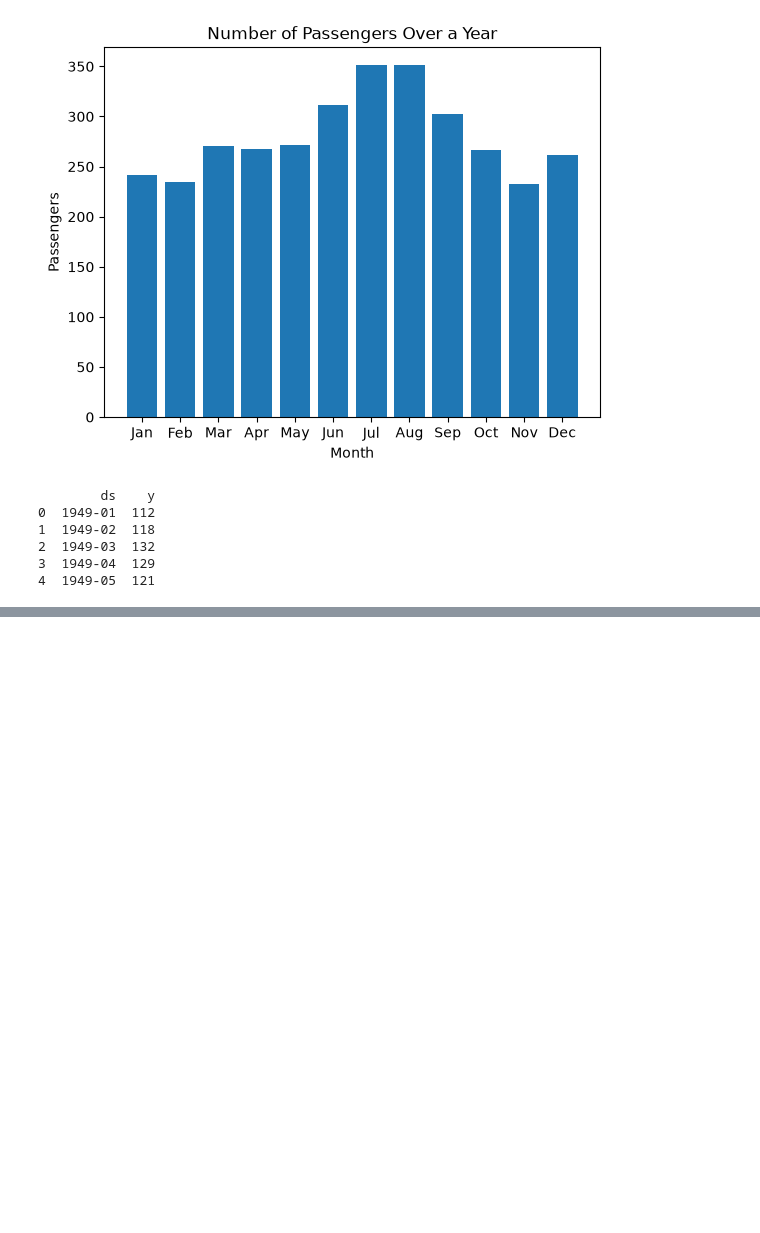
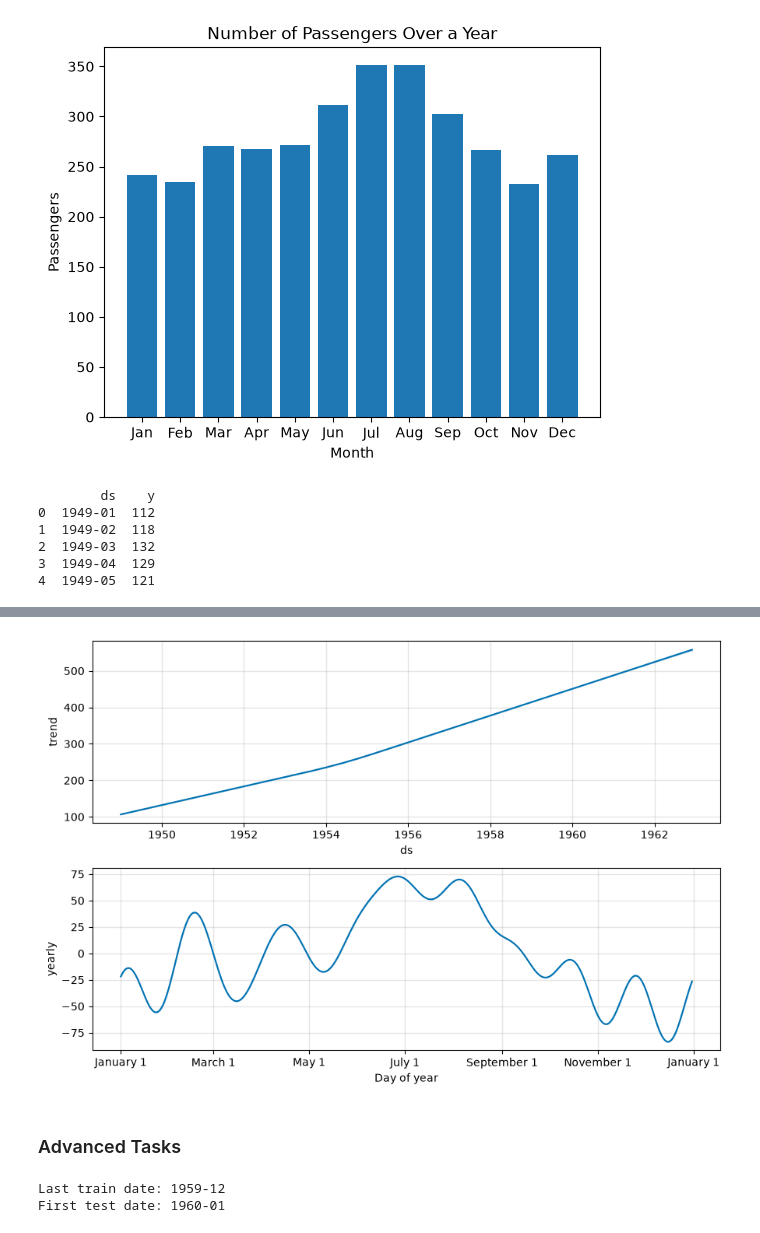
Before and after one commit to kurathemonster/time_series, a Jupyter notebook: time_series.ipynb, the cells around one changed output, grey strips where cells are left out. Drawn from its saved outputs; the diff is of its cells as text; code cells hidden in the pictures; blank space fills up the shorter version.

Commit message:
completed main tasks, working on advanced

```diff
--- a/time_series.ipynb
+++ b/time_series.ipynb
@@ -115,0 +134,25 @@ print(df_prophet.head())
+# %%
+# Compare Components
+
+fig2 = model.plot_components(forecast)
+plt.show()
+
+# Yes this plot matches what we saw. One curiosity is the dip in passengers between July and August on the monthly graph. Explain ???
+# %% [output]
+[figure, added]
+# %% [markdown]
+### Advanced Tasks
+# %%
+# Build a Fair Train/Test Split
+
+# Every row except the last 12 months becomes the training set
+train_df = df_prophet.iloc[:-12].copy()
+
+# The last 12 months become the test set
+test_df = df_prophet.iloc[-12:].copy()
+
+print("Last train date:", train_df["ds"].max())
+print("First test date:", test_df["ds"].min())
+# %% [output]
+Last train date: 1959-12
+First test date: 1960-01
```
Also changed, not shown: parts of 5 cells of this notebook.
